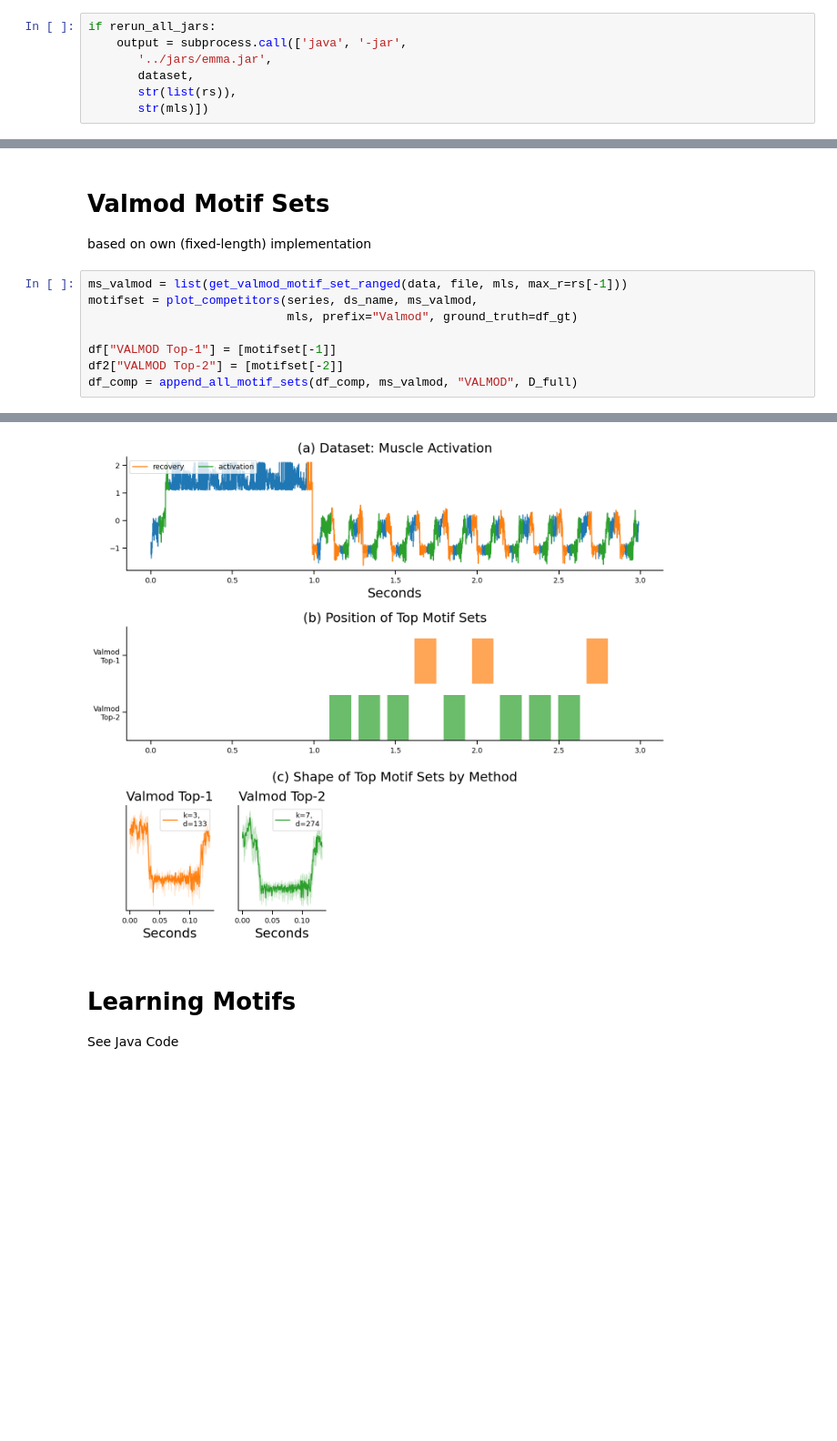
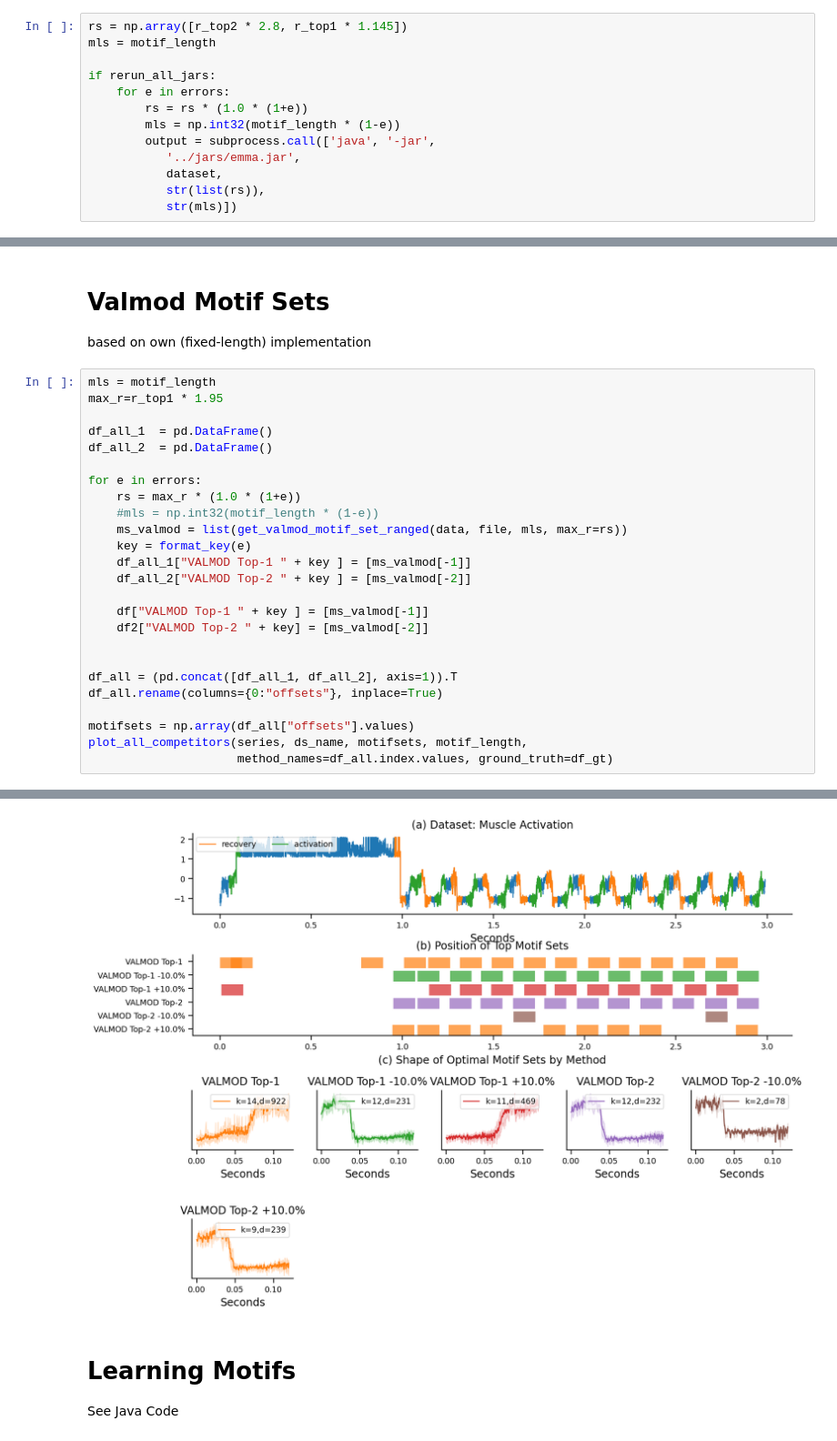
Before and after one commit to patrickzib/motiflets, a Jupyter notebook: notebooks/use_cases_motif_sets_muscle_activation.ipynb, the cells around one changed output, grey strips where cells are left out. Shown at 91% size. Saved outputs shown, nothing was run; the diff lists cells and outputs as text; blank space fills up the shorter version.

```diff
--- a/notebooks/use_cases_motif_sets_muscle_activation.ipynb
+++ b/notebooks/use_cases_motif_sets_muscle_activation.ipynb
@@ -169,11 +182,17 @@ Filtered Elbow Points [0, 1]
 Runs Java Code
 - https://github.com/jMotif/SAX
 # %%
+rs = np.array([r_top2 * 2.8, r_top1 * 1.145])
+mls = motif_length
+
 if rerun_all_jars:
-    output = subprocess.call(['java', '-jar',
-       '../jars/emma.jar',
-       dataset,
-       str(list(rs)),
-       str(mls)])
+    for e in errors:
+        rs = rs * (1.0 * (1+e))
+        mls = np.int32(motif_length * (1-e))
+        output = subprocess.call(['java', '-jar',
+           '../jars/emma.jar',
+           dataset,
+           str(list(rs)),
+           str(mls)])
 # %%
 # run jave code first
@@ -197,11 +242,28 @@ Filtered Elbow Points [0, 1]
 # Valmod Motif Sets
 based on own (fixed-length) implementation
 # %%
-ms_valmod = list(get_valmod_motif_set_ranged(data, file, mls, max_r=rs[-1]))
-motifset = plot_competitors(series, ds_name, ms_valmod,
-                            mls, prefix="Valmod", ground_truth=df_gt)
+mls = motif_length
+max_r=r_top1 * 1.95
 
-df["VALMOD Top-1"] = [motifset[-1]]
-df2["VALMOD Top-2"] = [motifset[-2]]
-df_comp = append_all_motif_sets(df_comp, ms_valmod, "VALMOD", D_full)
+df_all_1  = pd.DataFrame()
+df_all_2  = pd.DataFrame()
+
+for e in errors:
+    rs = max_r * (1.0 * (1+e))
+    #mls = np.int32(motif_length * (1-e))
+    ms_valmod = list(get_valmod_motif_set_ranged(data, file, mls, max_r=rs))
+    key = format_key(e)
+    df_all_1["VALMOD Top-1 " + key ] = [ms_valmod[-1]]
+    df_all_2["VALMOD Top-2 " + key ] = [ms_valmod[-2]]
+
+    df["VALMOD Top-1 " + key ] = [ms_valmod[-1]]
+    df2["VALMOD Top-2 " + key] = [ms_valmod[-2]]
+
+
+df_all = (pd.concat([df_all_1, df_all_2], axis=1)).T
+df_all.rename(columns={0:"offsets"}, inplace=True)
+
+motifsets = np.array(df_all["offsets"].values)
+plot_all_competitors(series, ds_name, motifsets, motif_length,
+                     method_names=df_all.index.values, ground_truth=df_gt)
 # %% [output]
@@ -212,4 +270,4 @@ Filtered Elbow Points [1, 2]
-[figure, old version]
+[figure, new version]
 # %% [markdown]
 # Learning Motifs
 See Java Code
```
Also changed, not shown: parts of 15 cells of this notebook, 10 other files.
